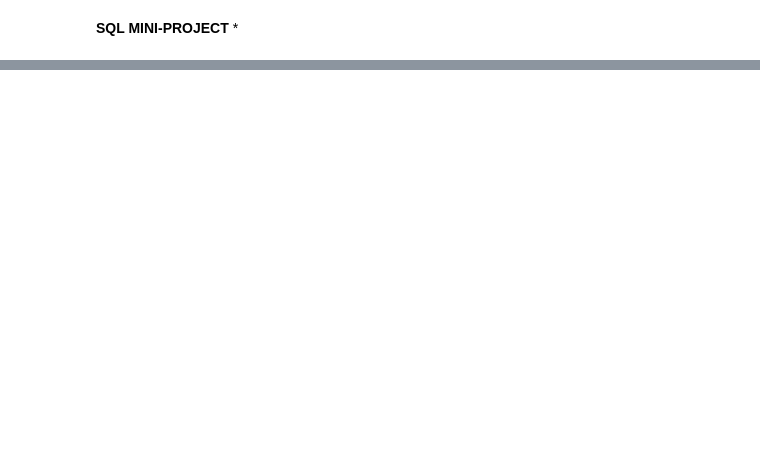
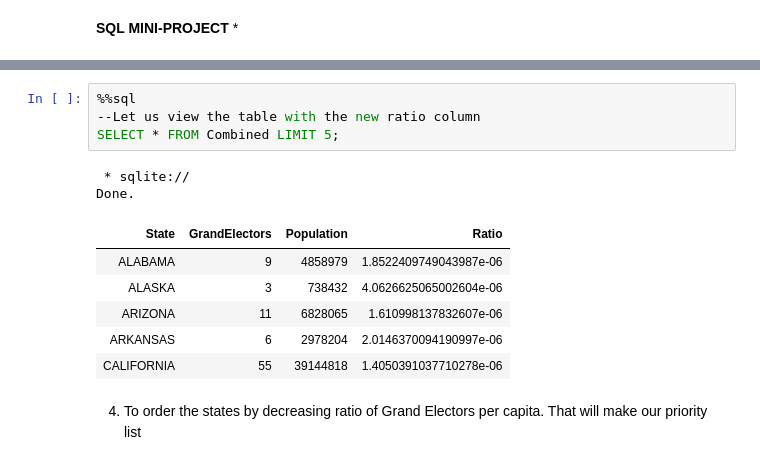
Before and after one commit to kahuroA/SQL-PRACTICE, a Jupyter notebook: SQL_MINI_PROJECT.ipynb, the cells around one changed output, grey strips where cells are left out. Cells and saved outputs as stored; diff of their text form; blank space fills up the shorter version.

```diff
--- a/SQL_MINI_PROJECT.ipynb
+++ b/SQL_MINI_PROJECT.ipynb
@@ -252,0 +145,15 @@ Done.
+# %%
+%%sql
+--Let us view the table with the new ratio column
+SELECT * FROM Combined LIMIT 5;
+# %% [output]
+ * sqlite://
+Done.
+| State | GrandElectors | Population | Ratio |
+| ALABAMA | 9 | 4858979 | 1.8522409749043987e-06 |
+| ALASKA | 3 | 738432 | 4.0626625065002604e-06 |
+| ARIZONA | 11 | 6828065 | 1.610998137832607e-06 |
+| ARKANSAS | 6 | 2978204 | 2.0146370094190997e-06 |
+| CALIFORNIA | 55 | 39144818 | 1.4050391037710278e-06 |
+# %% [markdown]
+4. To order the states by decreasing ratio of Grand Electors per capita. That will make our priority list
```
Also changed, not shown: parts of 48 cells of this notebook.
